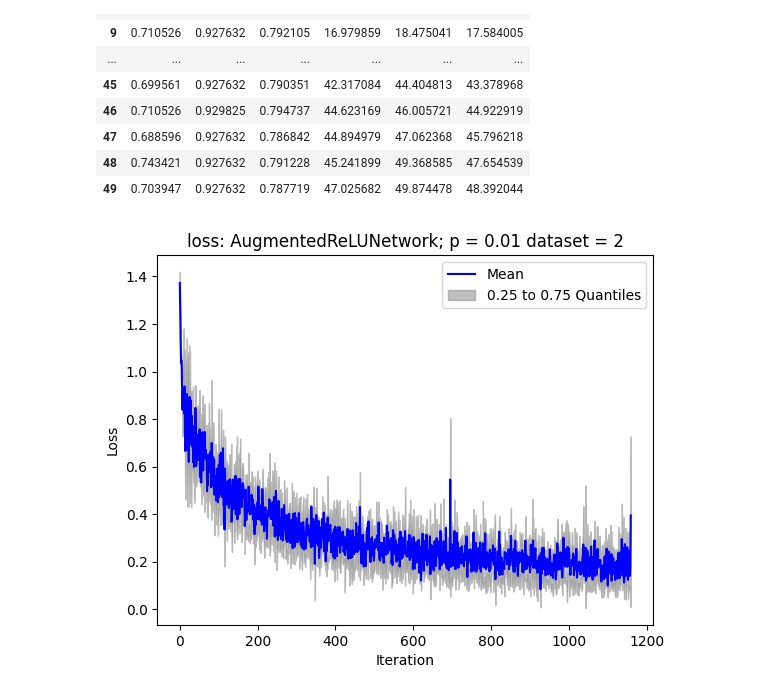
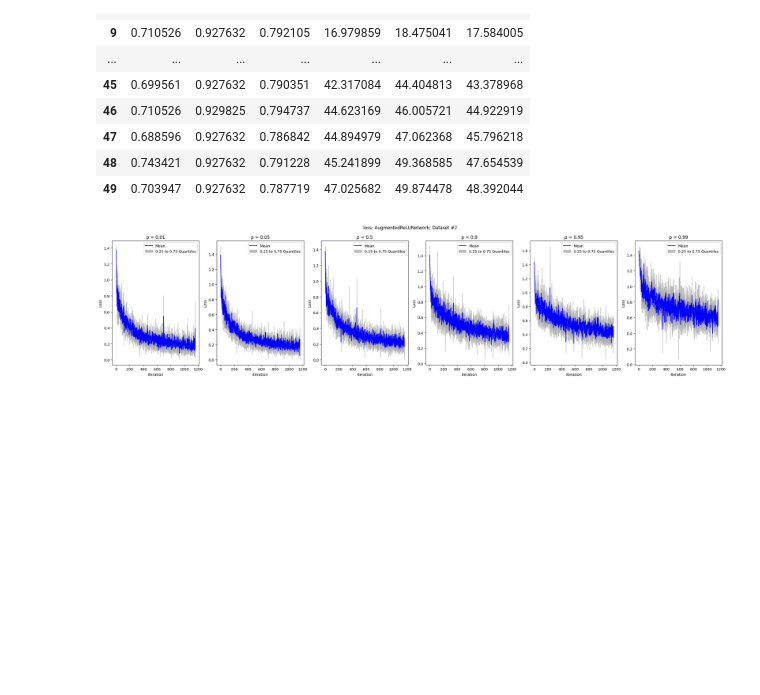
Before and after one commit to tail-call/Research, a Jupyter notebook: hyperplot11.ipynb, the cells around one changed output. Drawn from its saved outputs; the diff is of its cells as text; code cells hidden in the pictures; blank space fills up the shorter version.

```diff
--- a/hyperplot11.ipynb
+++ b/hyperplot11.ipynb
@@ -33,6 +8,3 @@ import json
 
 with open('./report.json') as report:
     report = json.load(report)
-# %%
-for (index, key) in enumerate(report.keys()):
-    print(f"{index}: {key}")
@@ -218,33 +133,39 @@ pd.concat([compute_curve(
 # %%
 import matplotlib.pyplot as plt
 
 def plot_curve(
-        curve: pd.DataFrame,
-        title: str,
-        xlabel: str,
-        ylabel: str,
-    ):
-    plt.plot(curve.index, curve['mean'], label='Mean', color='blue')
-    plt.fill_between(curve.index, curve[0.25], curve[0.75], color='gray', alpha=0.5, label='0.25 to 0.75 Quantiles')
-    plt.xlabel(xlabel)
-    plt.ylabel(ylabel)
-    plt.title(title)
-    plt.legend()
-    plt.show()
+    ax,
+    curve: pd.DataFrame,
+    title: str,
+    xlabel: str,
+    ylabel: str,
+):
+    ax.plot(curve.index, curve['mean'], label='Mean', color='blue')
+    ax.fill_between(curve.index, curve[0.25], curve[0.75], color='gray', alpha=0.5, label='0.25 to 0.75 Quantiles')
+    ax.set_xlabel(xlabel)
+    ax.set_ylabel(ylabel)
+    ax.set_title(title)
+    ax.legend()
 
-plot_params=PlotParams(
-    measurement='loss',
-    dataset=2,
-    network='AugmentedReLUNetwork',
-    metric='loss',
-    p=0.01,
-)
+fig, axs = plt.subplots(1, 6, figsize=(24, 6))
+for (i, p) in enumerate([0.01, 0.05, 0.5, 0.9, 0.95, 0.99]):
+    plot_params=PlotParams(
+        measurement='loss',
+        dataset=2,
+        network='AugmentedReLUNetwork',
+        metric='loss',
+        p=p,
+    )
 
-plot_curve(
-    curve=compute_curve(plot_params=plot_params),
-    title=f'{plot_params.measurement}: {plot_params.network}; p = {plot_params.p} dataset = {plot_params.dataset}',
-    xlabel='Iteration',
-    ylabel='Loss',
-)
+    plot_curve(
+        ax=axs[i],
+        curve=compute_curve(plot_params=plot_params),
+        title=f'p = {plot_params.p}',
+        xlabel='Iteration',
+        ylabel='Loss',
+    )
+fig.suptitle(f'{plot_params.measurement}: {plot_params.network}; Dataset #{plot_params.dataset}')
+plt.tight_layout()
+plt.show()
 # %% [output]
-[figure, old version]
+[figure, new version]
```
Also changed, not shown: parts of 6 cells of this notebook, 2 other files.
